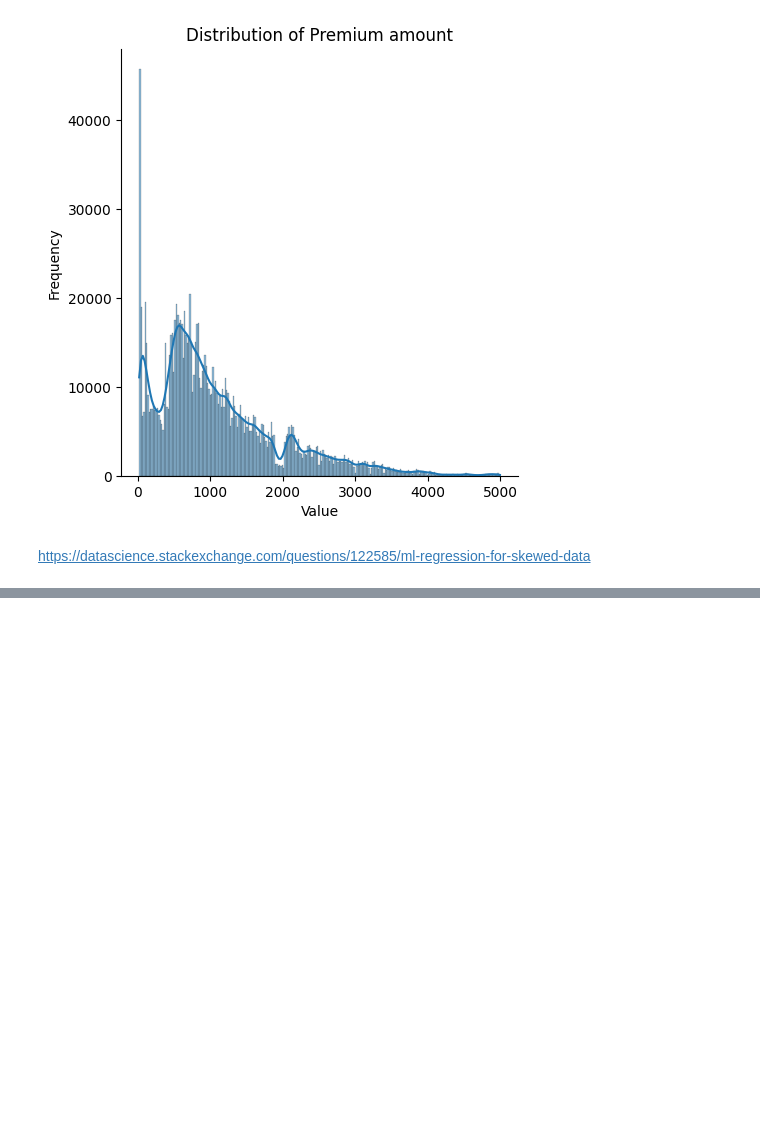
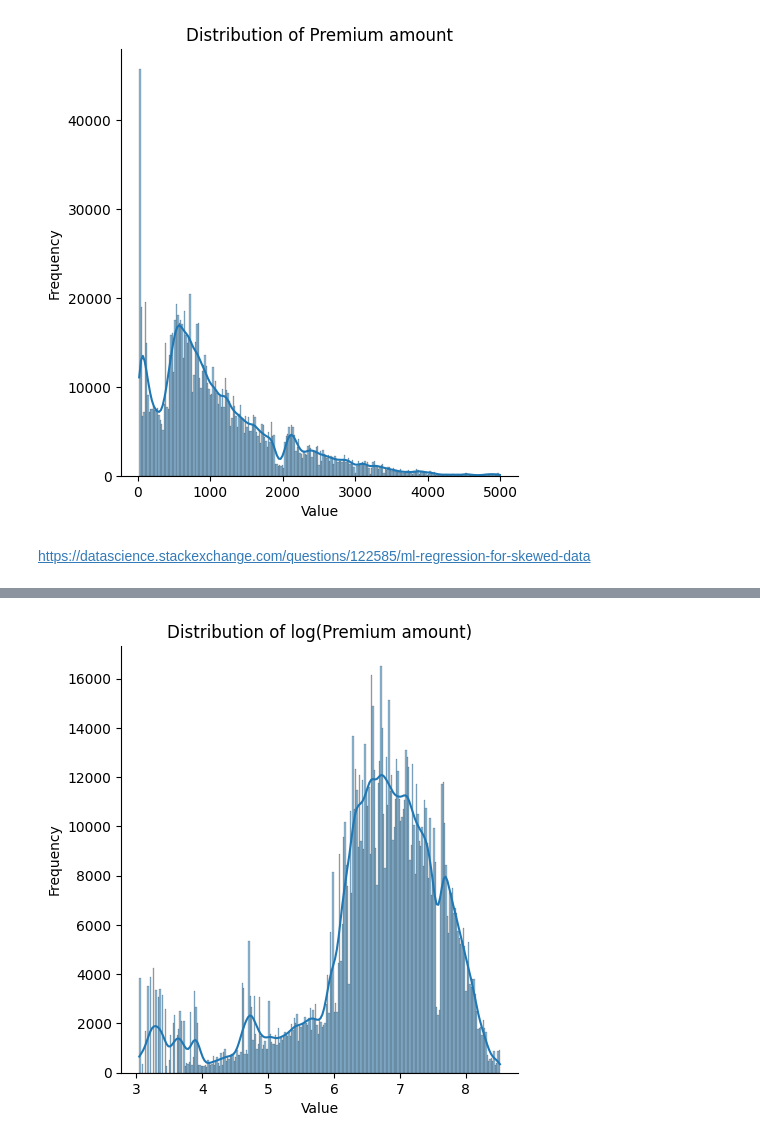
Before and after one commit to spshreya/Data_science_projects, a Jupyter notebook: Regression_Insureance_Dataset.ipynb, the cells around one changed output, grey strips where cells are left out. Saved outputs shown, nothing was run; the diff lists cells and outputs as text; code cells hidden in the pictures; blank space fills up the shorter version.

```diff
--- a/Regression_Insureance_Dataset.ipynb
+++ b/Regression_Insureance_Dataset.ipynb
@@ -402,0 +433,15 @@ https://datascience.stackexchange.com/questions/122585/ml-regression-for-skewed-
+# %%
+import seaborn as sns
+import matplotlib.pyplot as plt
+
+# Assuming 'df' is your DataFrame and 'column_name' is the column you want to plot
+sns.displot(df_features['log_premium_amount'], kde=True)  # kde=True adds a Kernel Density Estimate (smooth curve)
+
+# Customize plot (optional)
+plt.title('Distribution of log(Premium amount)')
+plt.xlabel('Value')
+plt.ylabel('Frequency')
+
+plt.show()
+# %% [output]
+[figure, added]
```
Also changed, not shown: parts of 22 cells of this notebook.
